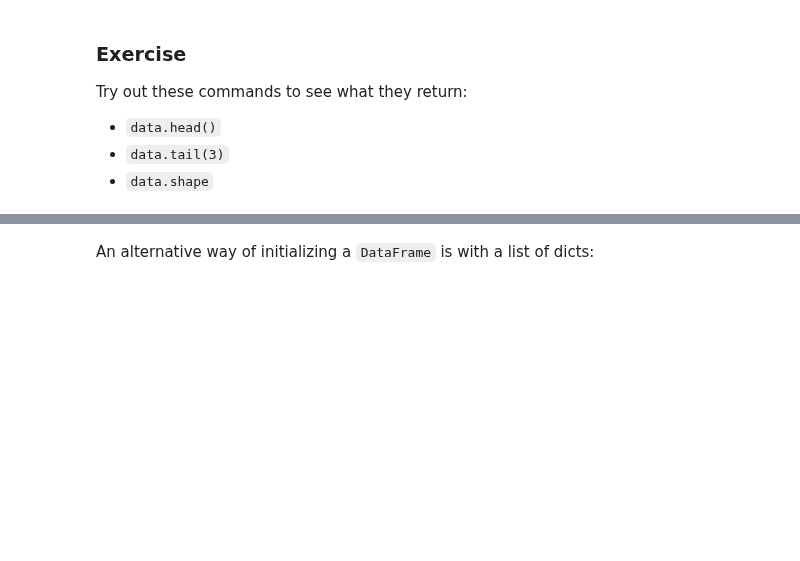
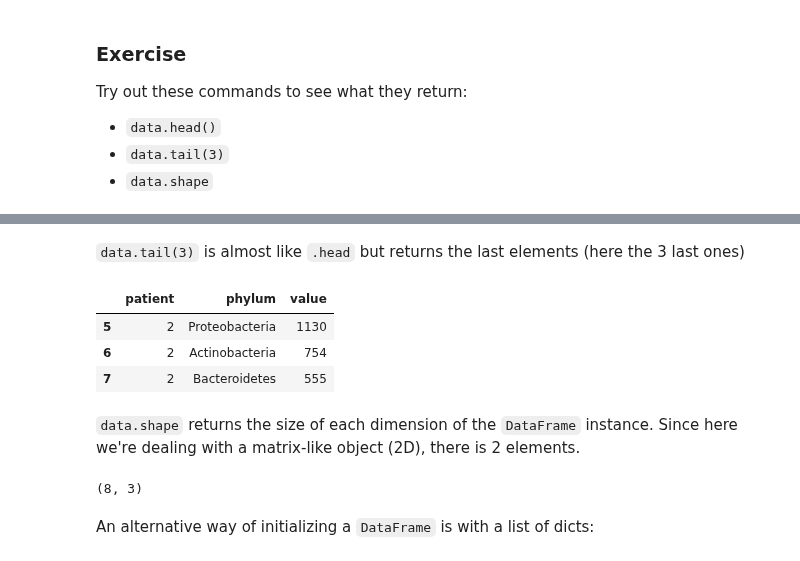
Before and after one commit to fdevillard/ada-homeworks, a Jupyter notebook: 01 - Pandas and Data Wrangling/Intro to Pandas.ipynb, the cells around one changed output, grey strips where cells are left out. Drawn from its saved outputs; the diff is of its cells as text; code cells hidden in the pictures; blank space fills up the shorter version.

```diff
--- a/01 - Pandas and Data Wrangling/Intro to Pandas.ipynb
+++ b/01 - Pandas and Data Wrangling/Intro to Pandas.ipynb
@@ -158,3 +302,18 @@ Try out these commands to see what they return:
+# %% [markdown]
+`data.tail(3)` is almost like `.head` but returns the last elements (here the 3 last ones)
+# %%
+data.tail(3)
+# %% [output]
+|  | patient | phylum | value |
+| 5 | 2 | Proteobacteria | 1130 |
+| 6 | 2 | Actinobacteria | 754 |
+| 7 | 2 | Bacteroidetes | 555 |
+# %% [markdown]
+`data.shape` returns the size of each dimension of the `DataFrame` instance. Since here we're dealing with a matrix-like object (2D), there is 2 elements.
+# %%
+data.shape
+# %% [output]
+(8, 3)
 # %% [markdown]
 An alternative way of initializing a `DataFrame` is with a list of dicts:
 # %%
```
Also changed, not shown: parts of 157 cells of this notebook, 2 other files.
